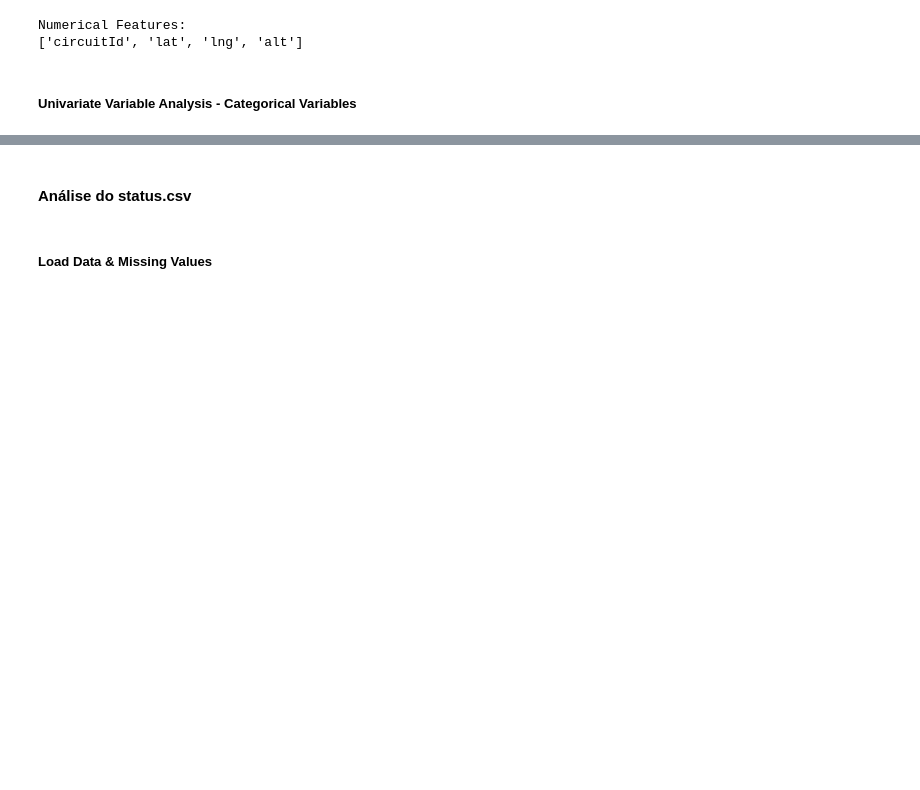
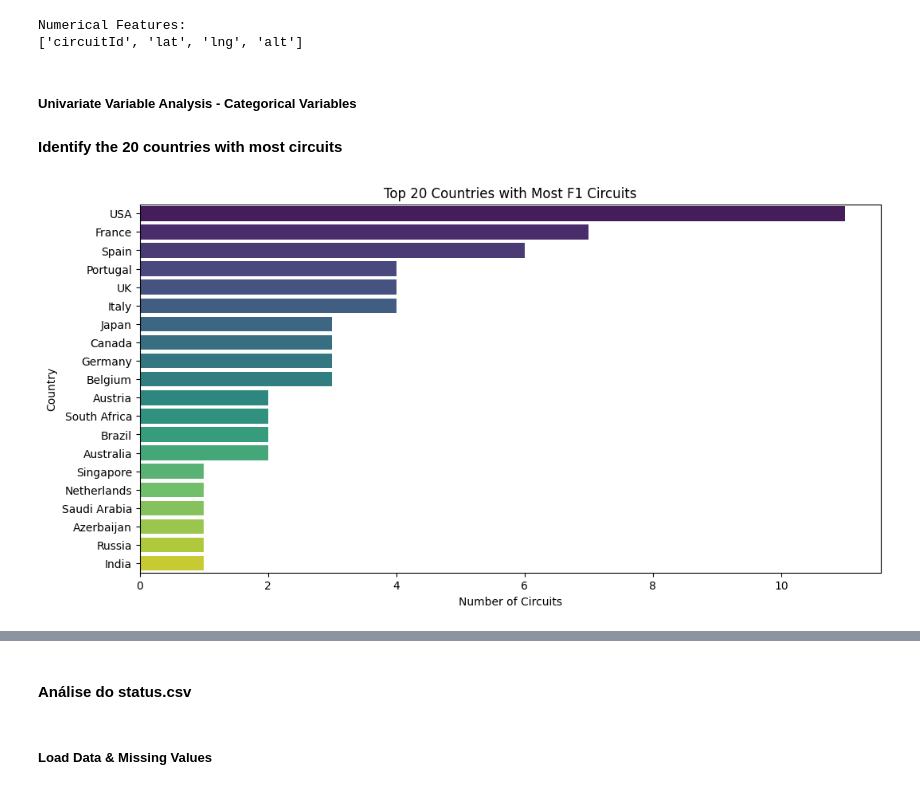
Before and after one commit to rodrigocastro27/IA25_P02_G3, a Jupyter notebook: Trabalho2/Notebook_P02_Introduction&EDA.ipynb, the cells around one changed output, grey strips where cells are left out. Cells and saved outputs as stored; diff of their text form; code cells hidden in the pictures; blank space fills up the shorter version.

```diff
--- a/Trabalho2/Notebook_P02_Introduction&EDA.ipynb
+++ b/Trabalho2/Notebook_P02_Introduction&EDA.ipynb
@@ -1887,3 +1885,16 @@ Numerical Features:
 ['circuitId', 'lat', 'lng', 'alt']
 # %% [markdown]
 ##### Univariate Variable Analysis - Categorical Variables
+# %% [markdown]
+**Identify the 20 countries with most circuits**
+# %%
+country_counts = circuits['country'].value_counts().head(20)
+
+plt.figure(figsize=(12, 6))
+sns.barplot(x=country_counts.values, y=country_counts.index, palette='viridis')
+plt.title('Top 20 Countries with Most F1 Circuits')
+plt.xlabel('Number of Circuits')
+plt.ylabel('Country')
+plt.show()
+# %% [output]
+[figure, added]
```
Also changed, not shown: parts of 8 cells of this notebook.
